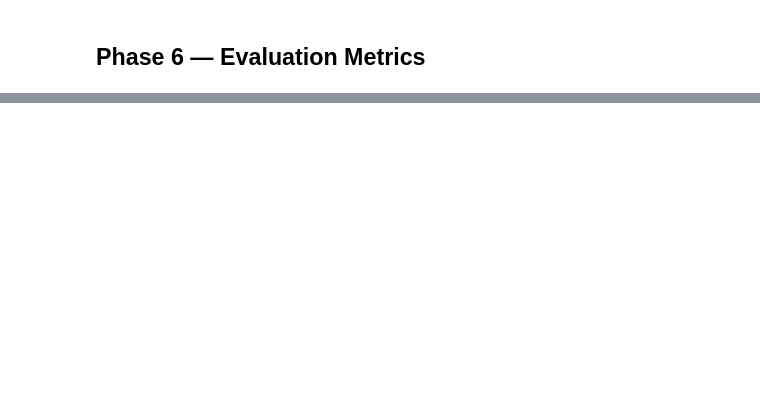
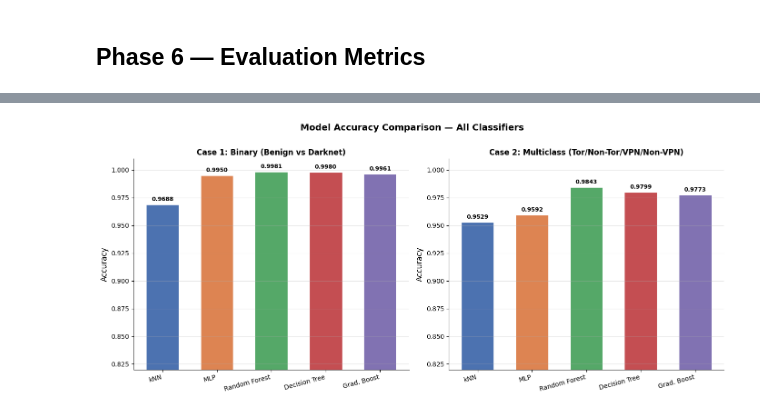
Before and after one commit to 7alamaher/ml-darknet-traffic-detection, a Jupyter notebook: Darknet Traffic Classification using ML Techniques.ipynb, the cells around one changed output, grey strips where cells are left out. Saved outputs shown, nothing was run; the diff lists cells and outputs as text; code cells hidden in the pictures; blank space fills up the shorter version.

```diff
--- a/Darknet Traffic Classification using ML Techniques.ipynb
+++ b/Darknet Traffic Classification using ML Techniques.ipynb
@@ -462,0 +623,97 @@ Phase 6 complete!
+# %%
+import pandas as pd
+import matplotlib.pyplot as plt
+import numpy as np
+
+# Build summary DataFrames from Phase 6 results
+def build_summary(results, case_name):
+    rows = []
+    for name, metrics in results.items():
+        rows.append({
+            'Model':     name,
+            'Accuracy':  round(metrics['accuracy'],  4),
+            'Precision': round(metrics['precision'], 4),
+            'Recall':    round(metrics['recall'],    4),
+            'F-score':   round(metrics['f1'],        4),
+        })
+    df = pd.DataFrame(rows).set_index('Model')
+    print(f"\n{'='*60}")
+    print(f"  {case_name}")
+    print(f"{'='*60}")
+    print(df.to_string())
+    return df
+
+df_bin = build_summary(results_bin, "Case 1 — Binary (Benign vs Darknet)")
+df_mul = build_summary(results_mul, "Case 2 — Multiclass (Tor/Non-Tor/VPN/Non-VPN)")
+
+#  Bar chart: Accuracy comparison
+fig, axes = plt.subplots(1, 2, figsize=(14, 6))
+colors = ['#4C72B0', '#DD8452', '#55A868', '#C44E52', '#8172B2']
+models = list(results_bin.keys())
+x = np.arange(len(models))
+width = 0.6
+
+for ax, df, title in zip(axes,
+                          [df_bin, df_mul],
+                          ["Case 1: Binary (Benign vs Darknet)",
+                           "Case 2: Multiclass (Tor/Non-Tor/VPN/Non-VPN)"]):
+    bars = ax.bar(x, df['Accuracy'], width=width,
+                  color=colors, edgecolor='white', linewidth=0.8)
+
+    # Value labels on top of bars
+    for bar in bars:
+        ax.text(bar.get_x() + bar.get_width()/2,
+                bar.get_height() + 0.002,
+                f'{bar.get_height():.4f}',
+                ha='center', va='bottom', fontsize=9, fontweight='bold')
+
+    ax.set_xticks(x)
+    ax.set_xticklabels(df.index, rotation=15, ha='right', fontsize=10)
+    ax.set_ylim([0.82, 1.01])
+    ax.set_ylabel('Accuracy', fontsize=12)
+    ax.set_title(title, fontsize=12, fontweight='bold')
+    ax.grid(axis='y', alpha=0.3)
+    ax.spines['top'].set_visible(False)
+    ax.spines['right'].set_visible(False)
+
+fig.suptitle('Model Accuracy Comparison — All Classifiers',
+             fontsize=14, fontweight='bold', y=1.01)
+plt.tight_layout()
+plt.savefig('phase9_accuracy_comparison.png', dpi=150, bbox_inches='tight')
+plt.show()
+print("Saved: phase9_accuracy_comparison.png")
+
+#  Best model summary
+best_bin = df_bin['Accuracy'].idxmax()
+best_mul = df_mul['Accuracy'].idxmax()
+
+print(f"""
+{'='*60}
+  FINAL SUMMARY
+{'='*60}
+  Case 1 Best Model : {best_bin}
+    Accuracy  : {df_bin.loc[best_bin, 'Accuracy']:.4f}
+    Precision : {df_bin.loc[best_bin, 'Precision']:.4f}
+    Recall    : {df_bin.loc[best_bin, 'Recall']:.4f}
+    F-score   : {df_bin.loc[best_bin, 'F-score']:.4f}
+
+  Case 2 Best Model : {best_mul}
+    Accuracy  : {df_mul.loc[best_mul, 'Accuracy']:.4f}
+    Precision : {df_mul.loc[best_mul, 'Precision']:.4f}
+    Recall    : {df_mul.loc[best_mul, 'Recall']:.4f}
+    F-score   : {df_mul.loc[best_mul, 'F-score']:.4f}
+
+  ROC AUC (Random Forest):
+    Case 1 (Binary)     : 0.9999
+    Case 2 Non-Tor      : 1.0000
+    Case 2 Non-VPN      : 0.9977
+    Case 2 VPN          : 0.9977
+    Case 2 Tor          : 0.9906
+
+  Top Feature (Case 1)  : FWD Init Win Bytes  (0.1083)
+  Top Feature (Case 2)  : Idle Max            (0.0791)
+{'='*60}
+""")
+
+print("Phase 9 complete! ")
+# %% [output]
@@ -462,0 +737 @@ Phase 6 complete!
+[figure, added]
```
Also changed, not shown: parts of 9 cells of this notebook, 10 other files.
